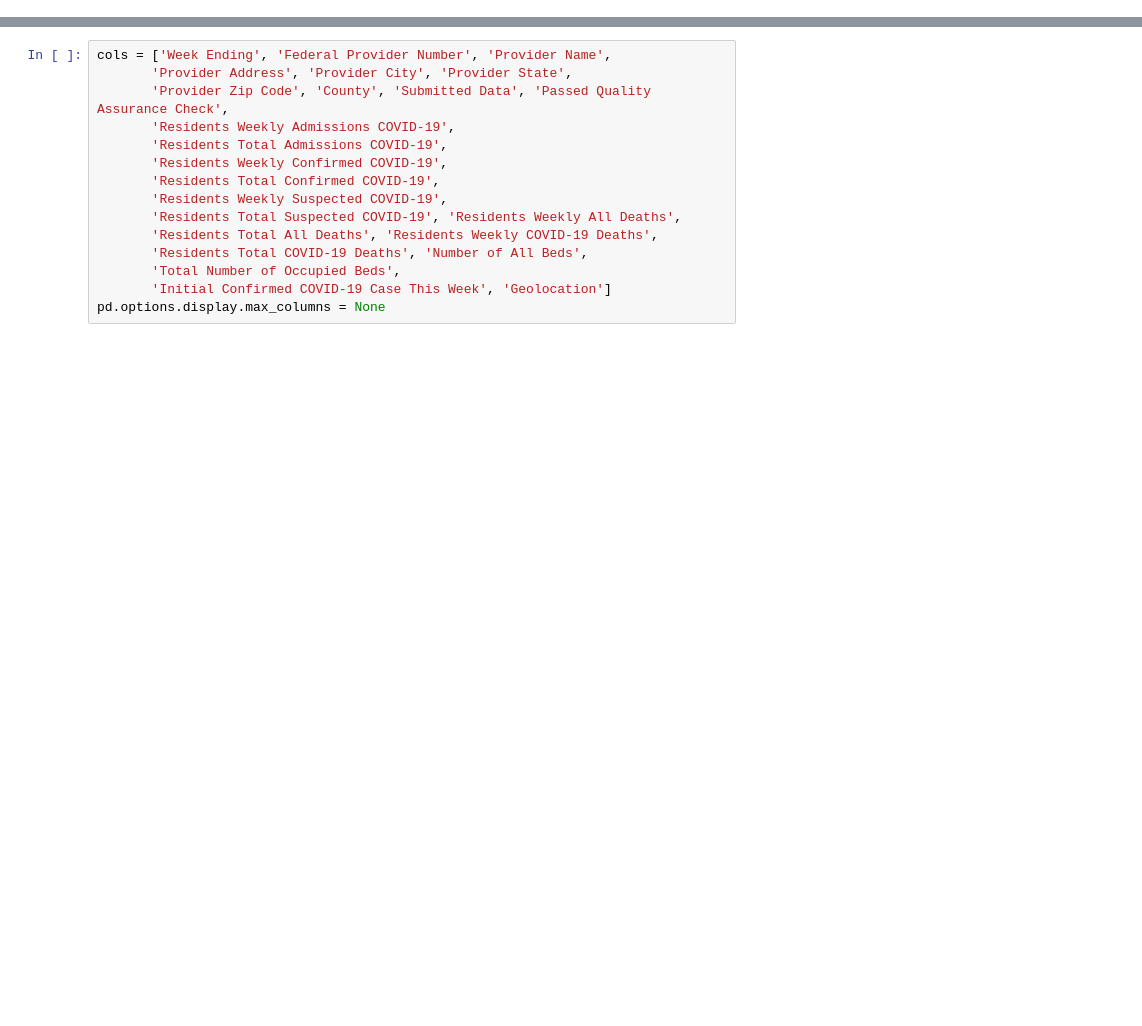
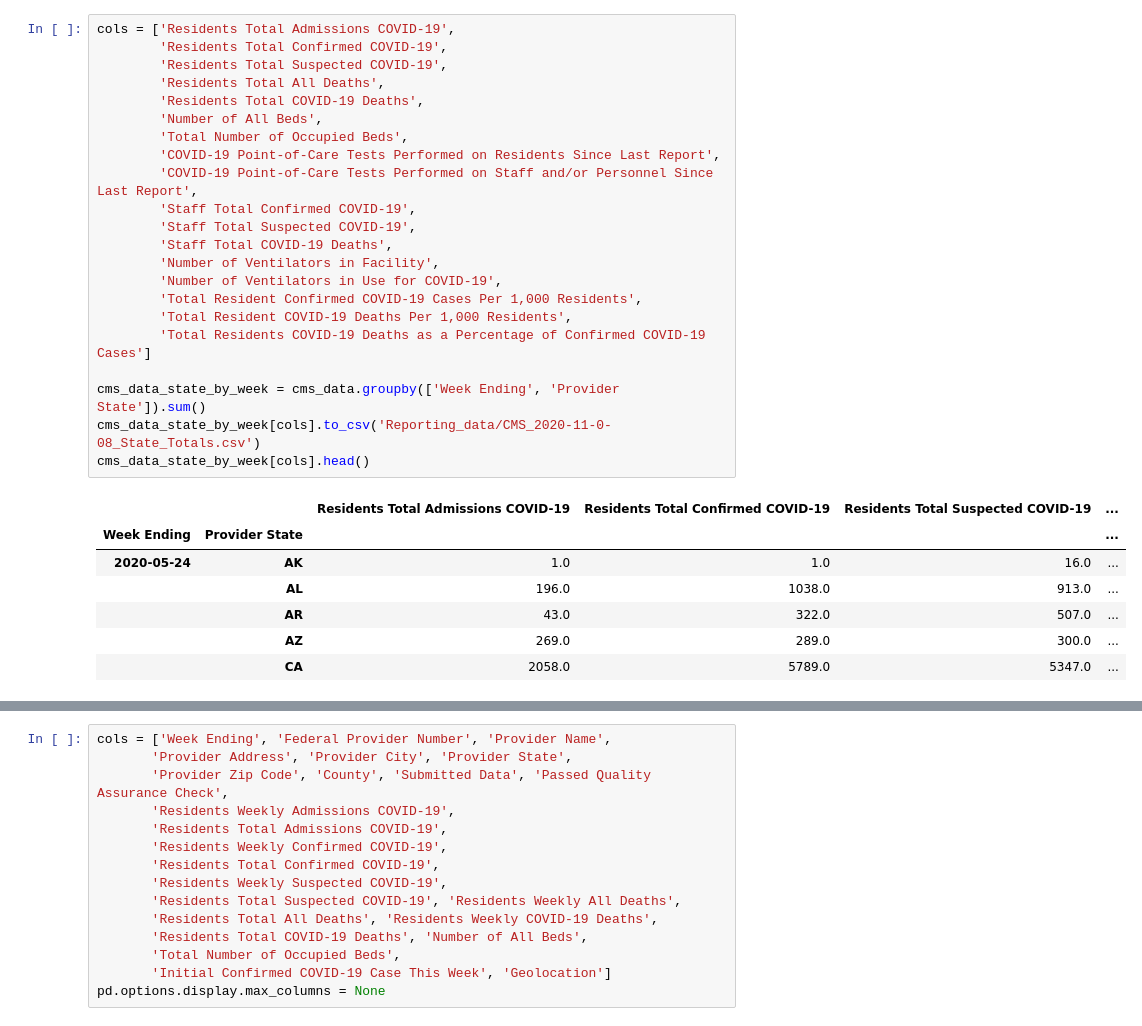
Before and after one commit to JaviThomas/Covid-County-LTC-Analysis, a Jupyter notebook: CMS_Nursing_home_dataset.v2.ipynb, the cells around one changed output, grey strips where cells are left out. Drawn from its saved outputs; the diff is of its cells as text; blank space fills up the shorter version.

```diff
--- a/CMS_Nursing_home_dataset.v2.ipynb
+++ b/CMS_Nursing_home_dataset.v2.ipynb
@@ -30,0 +54,30 @@ Index(['Week Ending', 'Federal Provider Number', 'Provider Name',
+# %%
+cols = ['Residents Total Admissions COVID-19',
+        'Residents Total Confirmed COVID-19',
+        'Residents Total Suspected COVID-19',
+        'Residents Total All Deaths',
+        'Residents Total COVID-19 Deaths',
+        'Number of All Beds',
+        'Total Number of Occupied Beds',
+        'COVID-19 Point-of-Care Tests Performed on Residents Since Last Report',
+        'COVID-19 Point-of-Care Tests Performed on Staff and/or Personnel Since Last Report',
+        'Staff Total Confirmed COVID-19',
+        'Staff Total Suspected COVID-19',
+        'Staff Total COVID-19 Deaths',
+        'Number of Ventilators in Facility',
+        'Number of Ventilators in Use for COVID-19',
+        'Total Resident Confirmed COVID-19 Cases Per 1,000 Residents',
+        'Total Resident COVID-19 Deaths Per 1,000 Residents',
+        'Total Residents COVID-19 Deaths as a Percentage of Confirmed COVID-19 Cases']
+
+cms_data_state_by_week = cms_data.groupby(['Week Ending', 'Provider State']).sum()
+cms_data_state_by_week[cols].to_csv('Reporting_data/CMS_2020-11-0-08_State_Totals.csv')
+cms_data_state_by_week[cols].head()
+# %% [output]
+|  |  | Residents Total Admissions COVID-19 | Residents Total Confirmed COVID-19 | Residents Total Suspected COVID-19 | ... |
+| Week Ending | Provider State |  |  |  | ... |
+| 2020-05-24 | AK | 1.0 | 1.0 | 16.0 | ... |
+|  | AL | 196.0 | 1038.0 | 913.0 | ... |
+|  | AR | 43.0 | 322.0 | 507.0 | ... |
+|  | AZ | 269.0 | 289.0 | 300.0 | ... |
+|  | CA | 2058.0 | 5789.0 | 5347.0 | ... |
```
Also changed, not shown: parts of 13 cells of this notebook, 24 other files.
